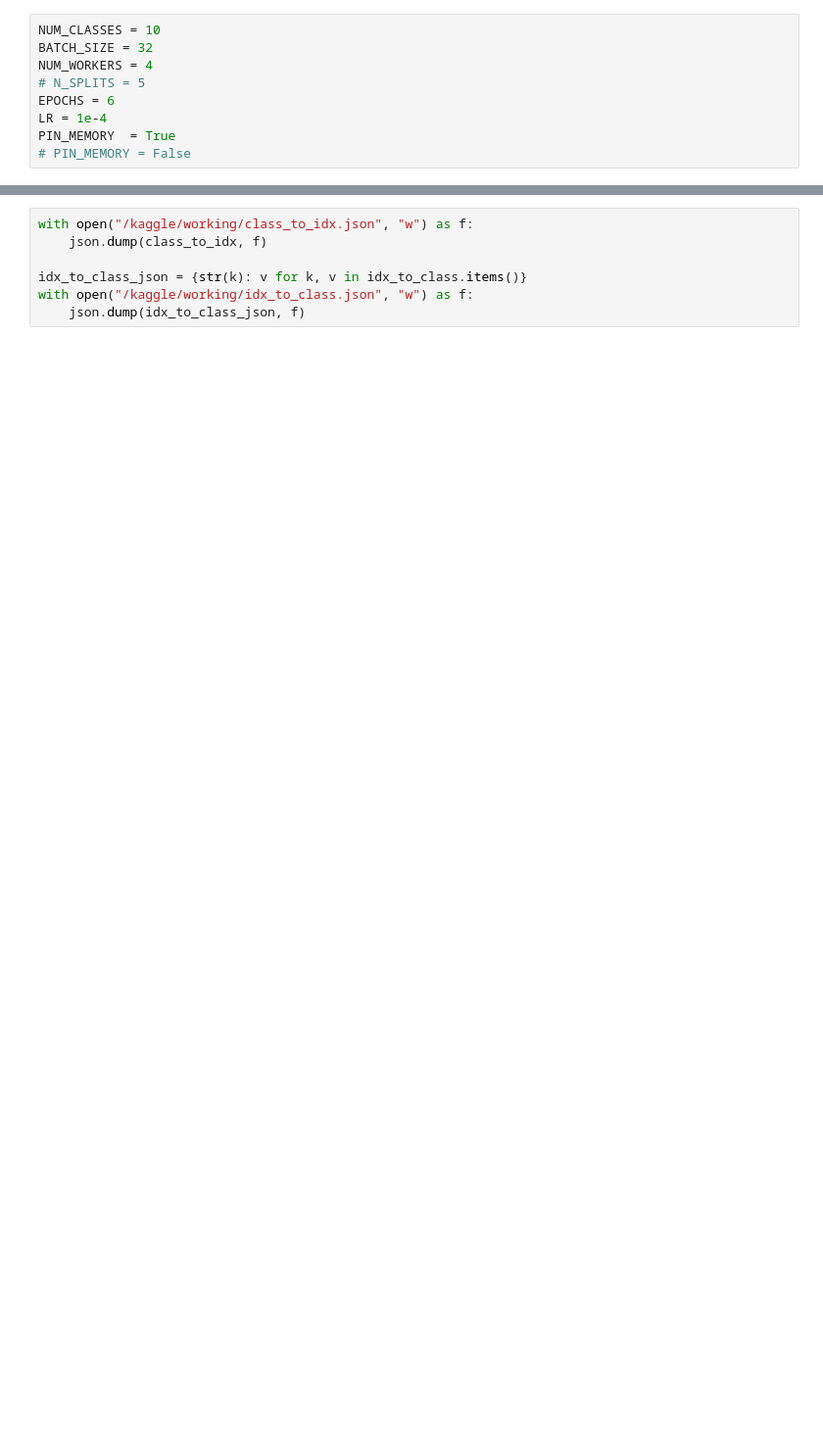
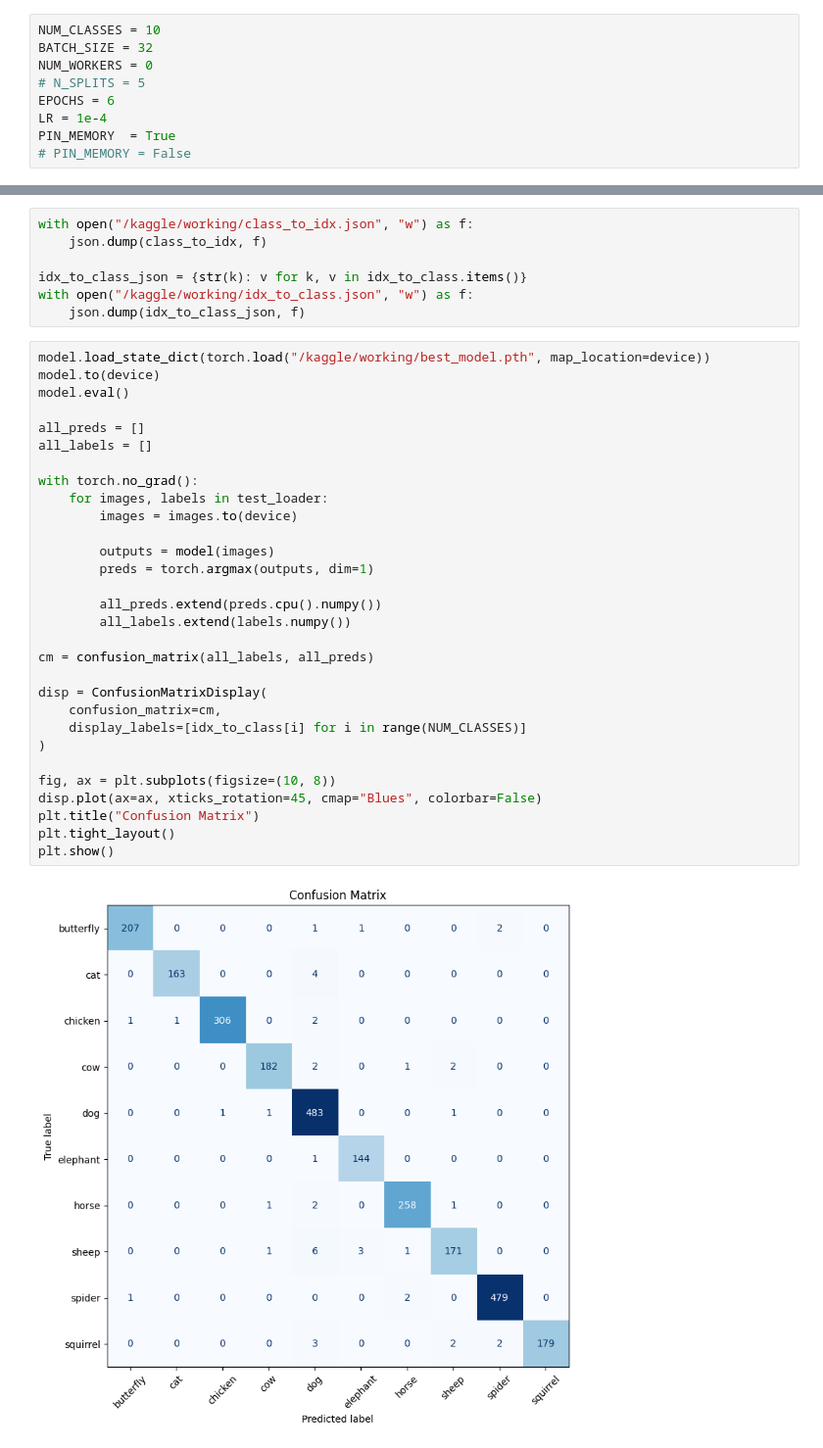
Before and after one commit to novokhatskyi/Winstars.AI, a Jupyter notebook: NER_CV/notebooks/anomals_cv_train.ipynb, the cells around one changed output, grey strips where cells are left out. Shown at 98% size. Drawn from its saved outputs; the diff is of its cells as text; blank space fills up the shorter version.

```diff
--- a/NER_CV/notebooks/anomals_cv_train.ipynb
+++ b/NER_CV/notebooks/anomals_cv_train.ipynb
@@ -252,7 +252,7 @@ test_dataset = AnimalDataset(test_df, transform=test_val_transforms)
 # %%
 NUM_CLASSES = 10
 BATCH_SIZE = 32
-NUM_WORKERS = 4
+NUM_WORKERS = 0
 # N_SPLITS = 5
 EPOCHS = 6
 LR = 1e-4
@@ -483,3 +467,35 @@ with open("/kaggle/working/class_to_idx.json", "w") as f:
 idx_to_class_json = {str(k): v for k, v in idx_to_class.items()}
 with open("/kaggle/working/idx_to_class.json", "w") as f:
     json.dump(idx_to_class_json, f)
+# %%
+model.load_state_dict(torch.load("/kaggle/working/best_model.pth", map_location=device))
+model.to(device)
+model.eval()
+
+all_preds = []
+all_labels = []
+
+with torch.no_grad():
+    for images, labels in test_loader:
+        images = images.to(device)
+
+        outputs = model(images)
+        preds = torch.argmax(outputs, dim=1)
+
+        all_preds.extend(preds.cpu().numpy())
+        all_labels.extend(labels.numpy())
+
+cm = confusion_matrix(all_labels, all_preds)
+
+disp = ConfusionMatrixDisplay(
+    confusion_matrix=cm,
+    display_labels=[idx_to_class[i] for i in range(NUM_CLASSES)]
+)
+
+fig, ax = plt.subplots(figsize=(10, 8))
+disp.plot(ax=ax, xticks_rotation=45, cmap="Blues", colorbar=False)
+plt.title("Confusion Matrix")
+plt.tight_layout()
+plt.show()
+# %% [output]
+[figure, added]
```
Also changed, not shown: parts of 8 cells of this notebook, 1 other file.
